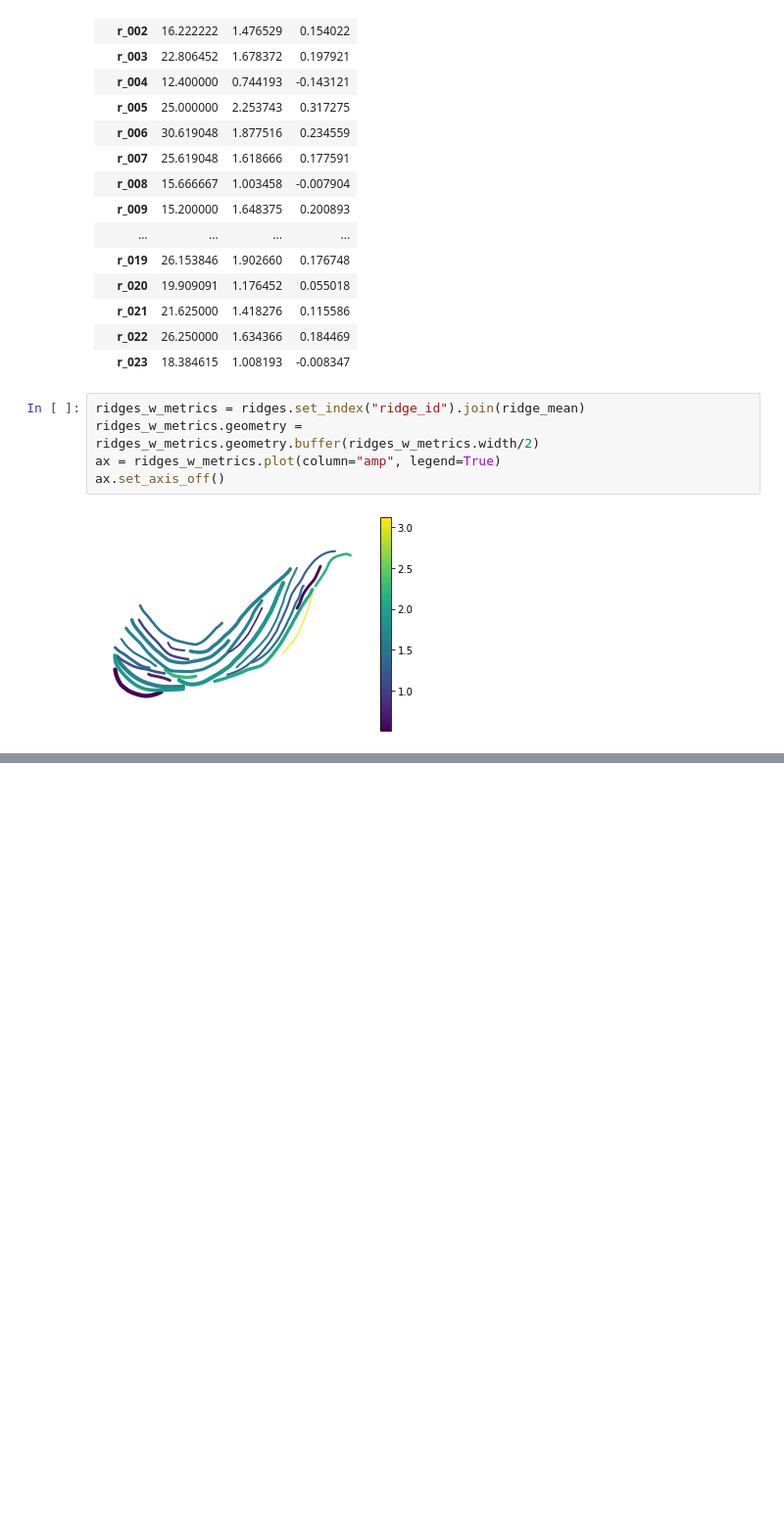
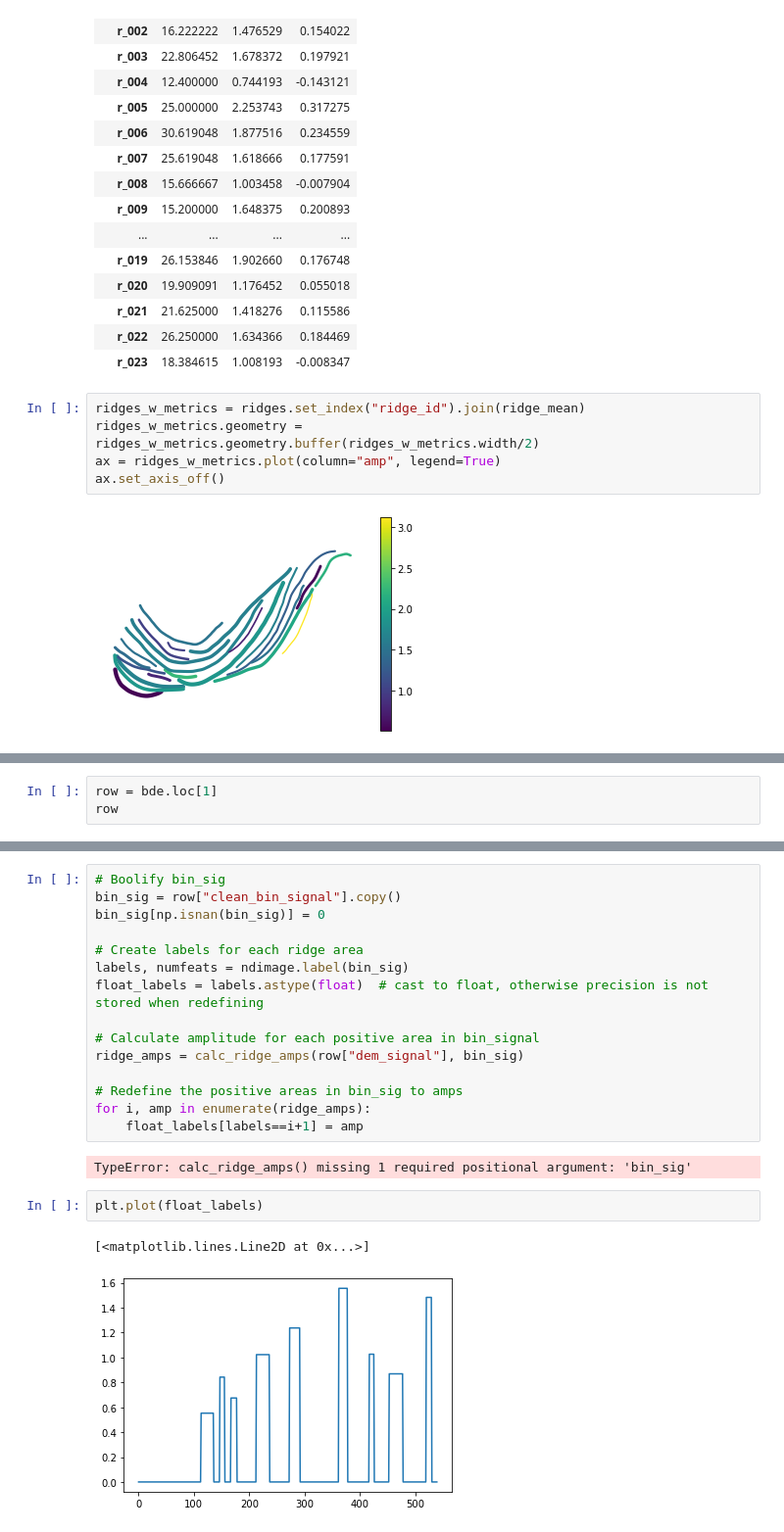
Before and after one commit to tamu-edu/scrollstats, a Jupyter notebook: RidgeMetricDevelopment.ipynb, the cells around one changed output, grey strips where cells are left out. Shown at 98% size. Cells and saved outputs as stored; diff of their text form; blank space fills up the shorter version.

Commit message:
added amplitude fft

```diff
--- a/RidgeMetricDevelopment.ipynb
+++ b/RidgeMetricDevelopment.ipynb
@@ -576,0 +707,3 @@ ax.set_axis_off()
+# %%
+row = bde.loc[1]
+row
@@ -576,0 +726,22 @@ ax.set_axis_off()
+# %%
+# Boolify bin_sig
+bin_sig = row["clean_bin_signal"].copy()
+bin_sig[np.isnan(bin_sig)] = 0
+
+# Create labels for each ridge area
+labels, numfeats = ndimage.label(bin_sig)
+float_labels = labels.astype(float)  # cast to float, otherwise precision is not stored when redefining
+
+# Calculate amplitude for each positive area in bin_signal
+ridge_amps = calc_ridge_amps(row["dem_signal"], bin_sig)
+
+# Redefine the positive areas in bin_sig to amps
+for i, amp in enumerate(ridge_amps):
+    float_labels[labels==i+1] = amp
+# %% [output]
+TypeError: calc_ridge_amps() missing 1 required positional argument: 'bin_sig'
+# %%
+plt.plot(float_labels)
+# %% [output]
+[<matplotlib.lines.Line2D at 0x...>]
+[figure, added]
```
Also changed, not shown: parts of 16 cells of this notebook.
